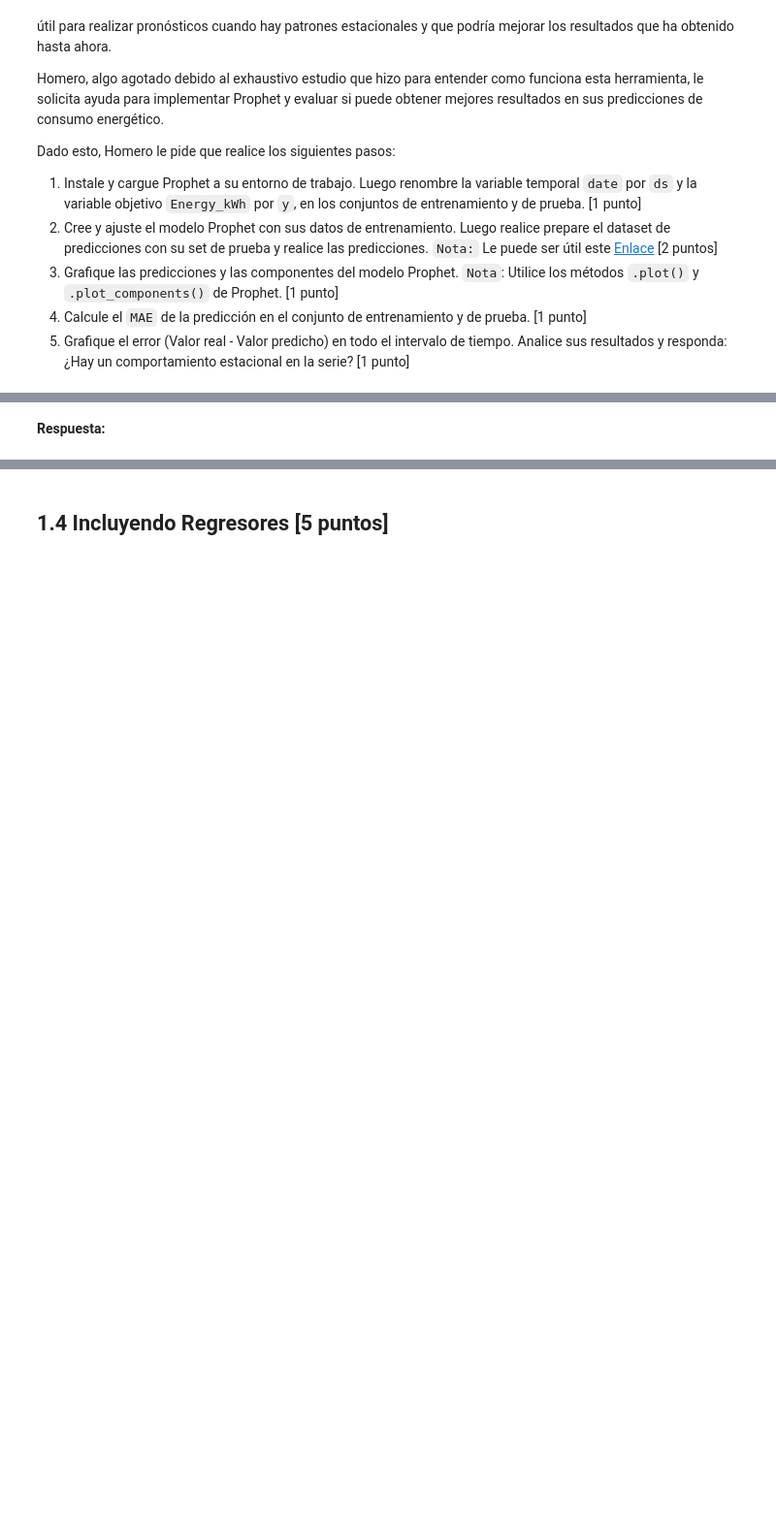
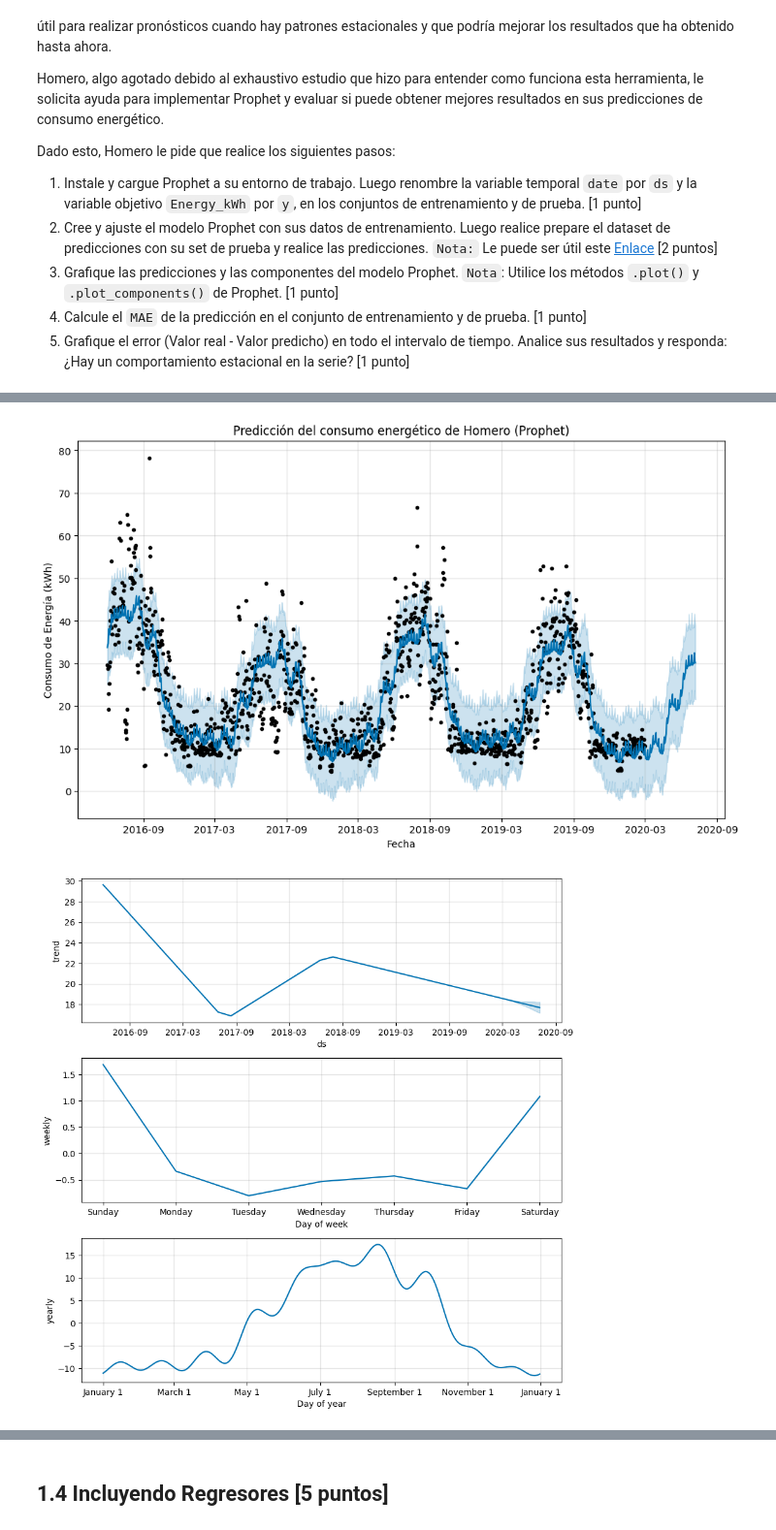
Before and after one commit to jp835/Repositorio-laboratorio-de-programaci-n-cient-fica-grupo-LosTcg, a Jupyter notebook: Lab 10/Lab10_enunciado.ipynb, the cells around one changed output, grey strips where cells are left out. Shown at 97% size. Drawn from its saved outputs; the diff is of its cells as text; code cells hidden in the pictures; blank space fills up the shorter version.

```diff
--- a/Lab 10/Lab10_enunciado.ipynb
+++ b/Lab 10/Lab10_enunciado.ipynb
@@ -364,2 +353,0 @@ ModuleNotFoundError: No module named 'prophet'
-# %% [markdown]
-**Respuesta:**
@@ -367,0 +354,33 @@ ModuleNotFoundError: No module named 'prophet'
+# %%
+# 1 Preparar datos para Prophet
+train_prophet = train_df.rename(columns={'date': 'ds', 'Energy_kWh': 'y'})
+test_prophet  = test_df.rename(columns={'date': 'ds', 'Energy_kWh': 'y'})
+# %%
+# 2 Crear y entrenar modelo Prophet
+model = Prophet(
+    yearly_seasonality=True,    # patrones anuales (verano/invierno)
+    weekly_seasonality=True,    # patrones semanales
+    daily_seasonality=False     # no es necesario para consumo diario
+)
+
+model.fit(train_prophet)
+
+# Crear DataFrame futuro (entrenamiento + prueba)
+future = pd.concat([train_prophet[['ds']], test_prophet[['ds']]], axis=0)
+
+# Realizar predicciones
+forecast = model.predict(future)
+# %%
+# 3 Predicción total
+fig1 = model.plot(forecast)
+plt.title("Predicción del consumo energético de Homero (Prophet)")
+plt.xlabel("Fecha")
+plt.ylabel("Consumo de Energía (kWh)")
+plt.show()
+
+# Componentes del modelo
+fig2 = model.plot_components(forecast)
+plt.show()
+# %% [output]
+[figure, added]
+[figure, added]
```
Also changed, not shown: parts of 32 cells of this notebook.
